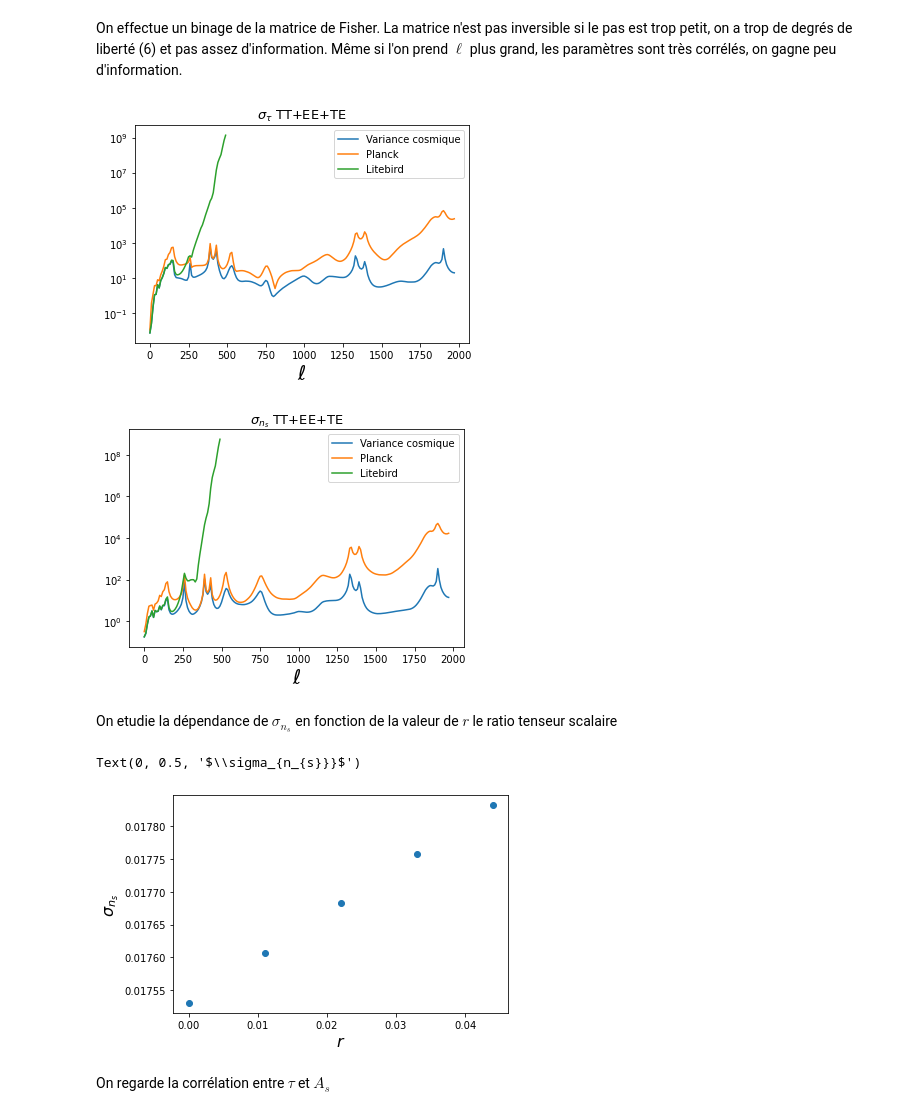
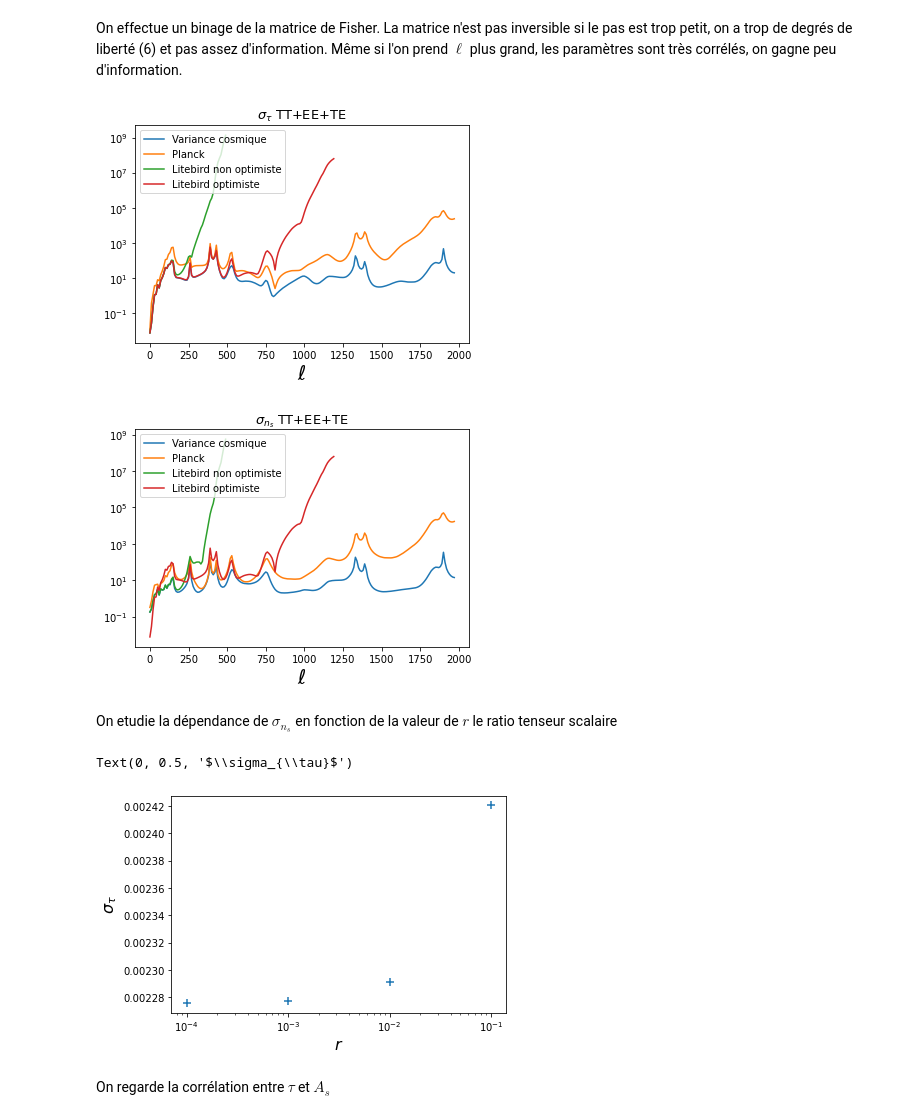
Before and after one commit to EmilePangburn/Fisher_CMB, a Jupyter notebook: Fisher_CMB.ipynb, the cells around one changed output. Cells and saved outputs as stored; diff of their text form; code cells hidden in the pictures.

```diff
--- a/Fisher_CMB.ipynb
+++ b/Fisher_CMB.ipynb
@@ -630,36 +700,39 @@ On effectue un binage de la matrice de Fisher. La matrice n'est pas inversible s
 # %%
 planck_somme = np.loadtxt('Planck_Somme_ns')
 variance_somme = np.loadtxt('Variance_Somme_ns')
 litebird_somme = np.loadtxt('Litebird_Somme_ns')
+litebird_o_somme_tau = np.loadtxt('Litebird_optimiste_Somme_ns')
 
 planck_somme_tau = np.loadtxt('Planck_Somme_tau')
 variance_somme_tau = np.loadtxt('Variance_Somme_tau')
 litebird_somme_tau = np.loadtxt('Litebird_Somme_tau')
-
+litebird_o_somme_tau = np.loadtxt('Litebird_optimiste_Somme_tau')
 
 plt.plot(np.arange(0,1980,10),variance_somme_tau[:198],label='Variance cosmique')
 plt.plot(np.arange(0,1980,10),planck_somme_tau[:198],label='Planck')
-plt.plot(np.arange(0,500,10),litebird_somme_tau[:50],label='Litebird')
+plt.plot(np.arange(0,500,10),litebird_somme_tau[:50],label='Litebird non optimiste')
+plt.plot(np.arange(0,1200,10),litebird_o_somme_tau[:120],label='Litebird optimiste')
 plt.xlabel('$\ell$',fontsize=20)
 plt.yscale("log")
 plt.title(r'$\sigma_{\tau}$ TT+EE+TE',fontsize=13)
 plt.legend()
 plt.savefig('sigma_tau.jpeg')
 plt.show()
 
 
 plt.plot(np.arange(0,1980,10),variance_somme[:198],label='Variance cosmique')
 plt.plot(np.arange(0,1980,10),planck_somme[:198],label='Planck')
-plt.plot(np.arange(0,500,10),litebird_somme[:50],label='Litebird')
+plt.plot(np.arange(0,500,10),litebird_somme[:50],label='Litebird non optimiste')
+plt.plot(np.arange(0,1200,10),litebird_o_somme_tau[:120],label='Litebird optimiste')
 plt.xlabel('$\ell$',fontsize=20)
 plt.yscale("log")
 plt.title('$\sigma_{n_{s}}$ TT+EE+TE',fontsize=13)
 plt.legend()
 plt.savefig('sigma_n_s.jpeg')
 plt.show()
 # %% [output]
-[figure, old version]
+[figure, new version]
-[figure, old version]
+[figure, new version]
 # %% [markdown]
 On etudie la dépendance de $\sigma_{n_{s}}$ en fonction de la valeur de $r$ le ratio tenseur scalaire
 # %%
@@ -677,13 +750,15 @@ np.savetxt('sigma_ns_r_Lno',sigma_ns)
 # %%
-sigma_r = np.loadtxt('sigma_ns_r_Lno')
-plt.scatter(r,sigma_r)
+sigma_r = np.loadtxt('sigma_tau_r_Lno')
+plt.scatter(r,sigma_r,marker='+',s=50)
 
 plt.xlabel('$r$',fontsize=16)
-plt.ylabel(r'$\sigma_{n_{s}}}$',fontsize=16)
+plt.xscale("log")
+#plt.yscale('log')
+plt.ylabel(r'$\sigma_{\tau}$',fontsize=16)
 #devrait être pas mal
 # %% [output]
-Text(0, 0.5, '$\\sigma_{n_{s}}}$')
+Text(0, 0.5, '$\\sigma_{\\tau}$')
-[figure, old version]
+[figure, new version]
 # %% [markdown]
 On regarde la corrélation entre $\tau$ et $A_{s}$
 # %%
```
Also changed, not shown: parts of 16 cells of this notebook.
